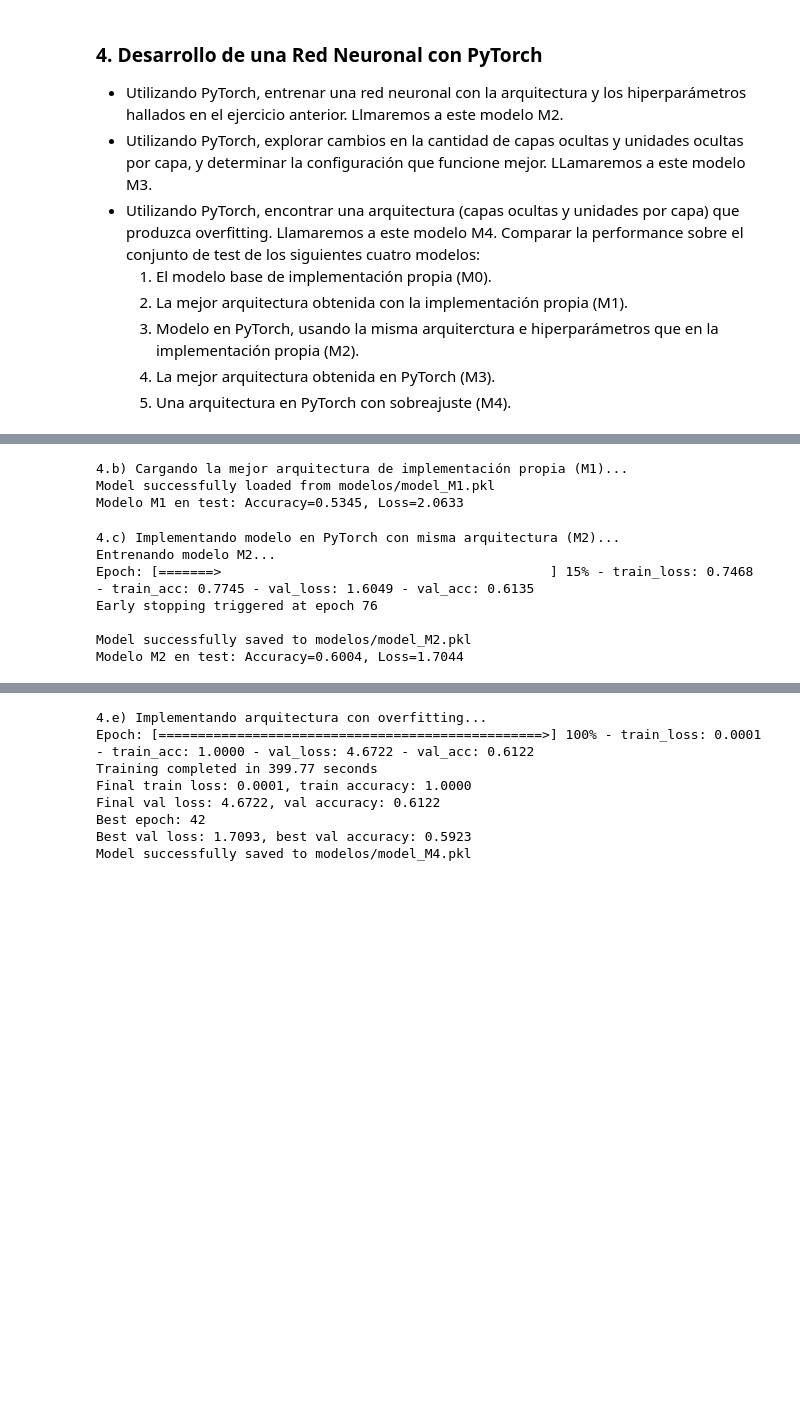
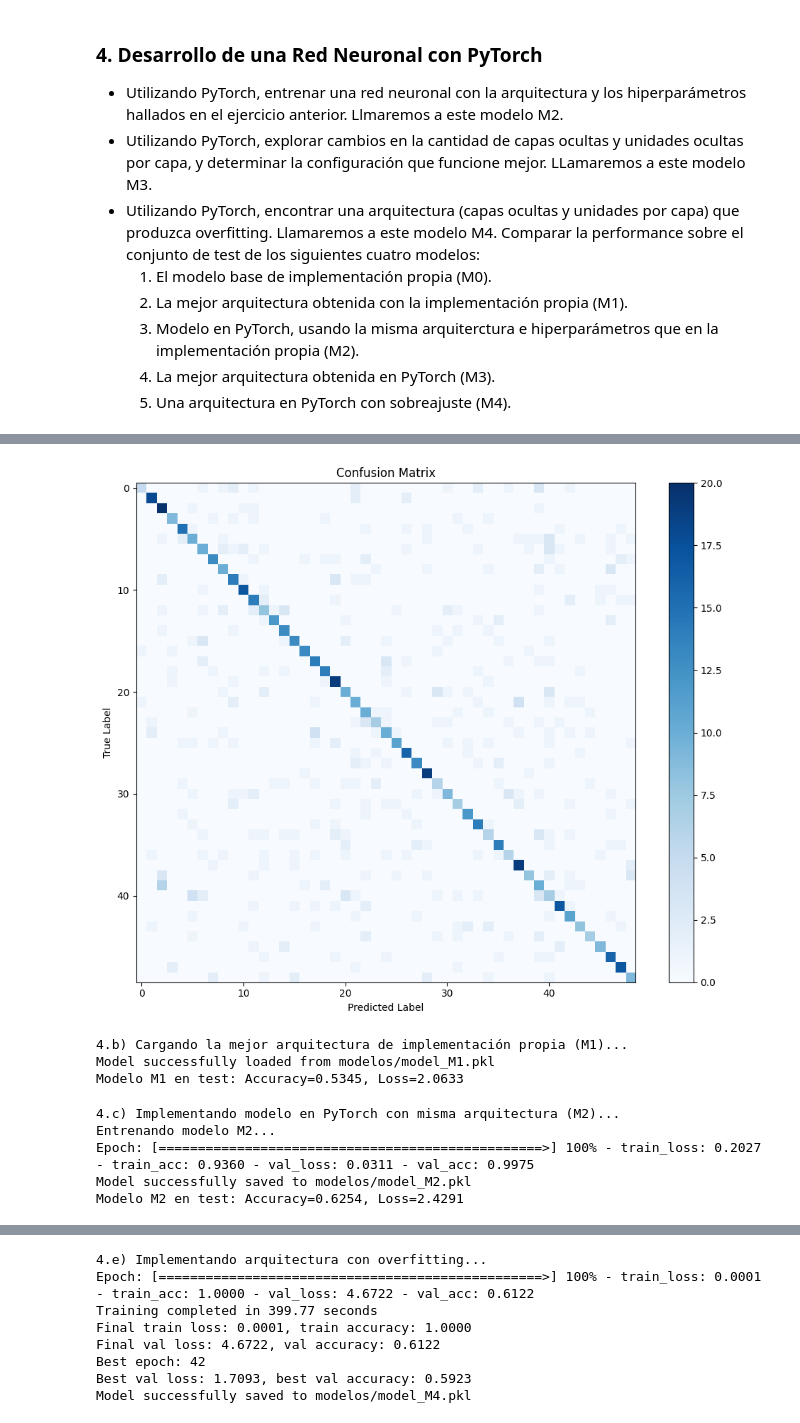
Before and after one commit to elianaostro/ML, a Jupyter notebook: Ostrovsky_Eliana_TP3 copy/Ostrovsky_Eliana_Notebook_TP3.ipynb, the cells around one changed output, grey strips where cells are left out. Cells and saved outputs as stored; diff of their text form; code cells hidden in the pictures; blank space fills up the shorter version.

```diff
--- a/Ostrovsky_Eliana_TP3 copy/Ostrovsky_Eliana_Notebook_TP3.ipynb
+++ b/Ostrovsky_Eliana_TP3 copy/Ostrovsky_Eliana_Notebook_TP3.ipynb
@@ -638,3 +643,7 @@ Modelo M0 en test: Accuracy=0.5814, Loss=1.8024
+# %%
+plot_confusion_matrix(model_M0.confusion_matrix(y_test, test_pred_M0))
+# %% [output]
+[figure, added]
 # %%
 print("\n4.b) Cargando la mejor arquitectura de implementación propia (M1)...")
 model_M1 = load_model("model_M1.pkl")
@@ -657,7 +666,7 @@ model_M2 = PyTorchNetwork(
 print("Entrenando modelo M2...")
 history_M2 = model_M2.train(
     X_train, y_train, X_val, y_val,
-    epochs=500, batch_size=64,
+    epochs=250, batch_size=64,
     early_stopping_patience=20,
     verbose=1
 )
@@ -669,11 +678,9 @@ print(f"Modelo M2 en test: Accuracy={test_acc_M2:.4f}, Loss={test_loss_M2:.4f}")
 # %% [output]
 4.c) Implementando modelo en PyTorch con misma arquitectura (M2)...
 Entrenando modelo M2...
-Epoch: [=======>                                          ] 15% - train_loss: 0.7468 - train_acc: 0.7745 - val_loss: 1.6049 - val_acc: 0.6135
-Early stopping triggered at epoch 76
-
+Epoch: [=================================================>] 100% - train_loss: 0.2027 - train_acc: 0.9360 - val_loss: 0.0311 - val_acc: 0.9975
 Model successfully saved to modelos/model_M2.pkl
-Modelo M2 en test: Accuracy=0.6004, Loss=1.7044
+Modelo M2 en test: Accuracy=0.6254, Loss=2.4291
 # %%
 print("\n4.d) Explorando diferentes arquitecturas con PyTorch...")
 
```
Also changed, not shown: parts of 11 cells of this notebook, 27 other files.
